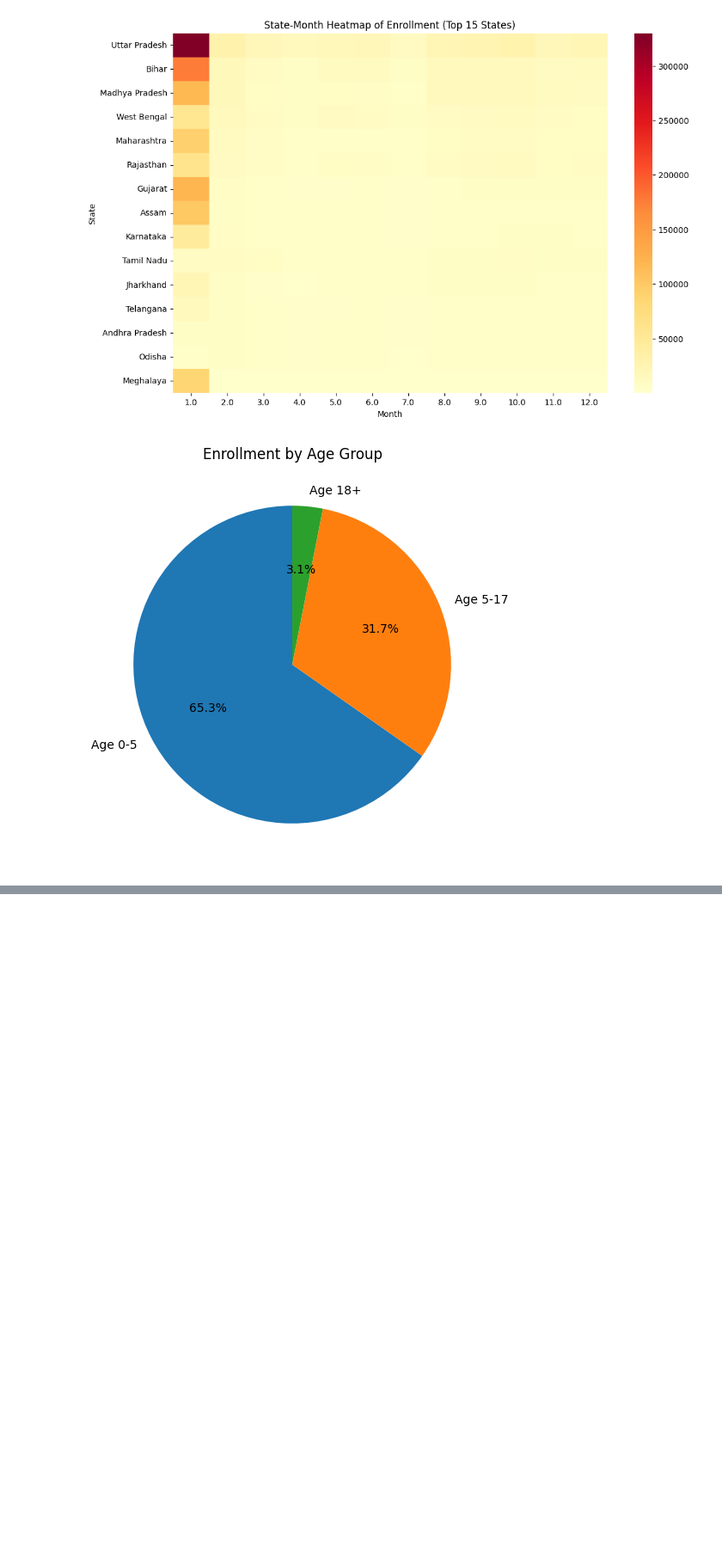
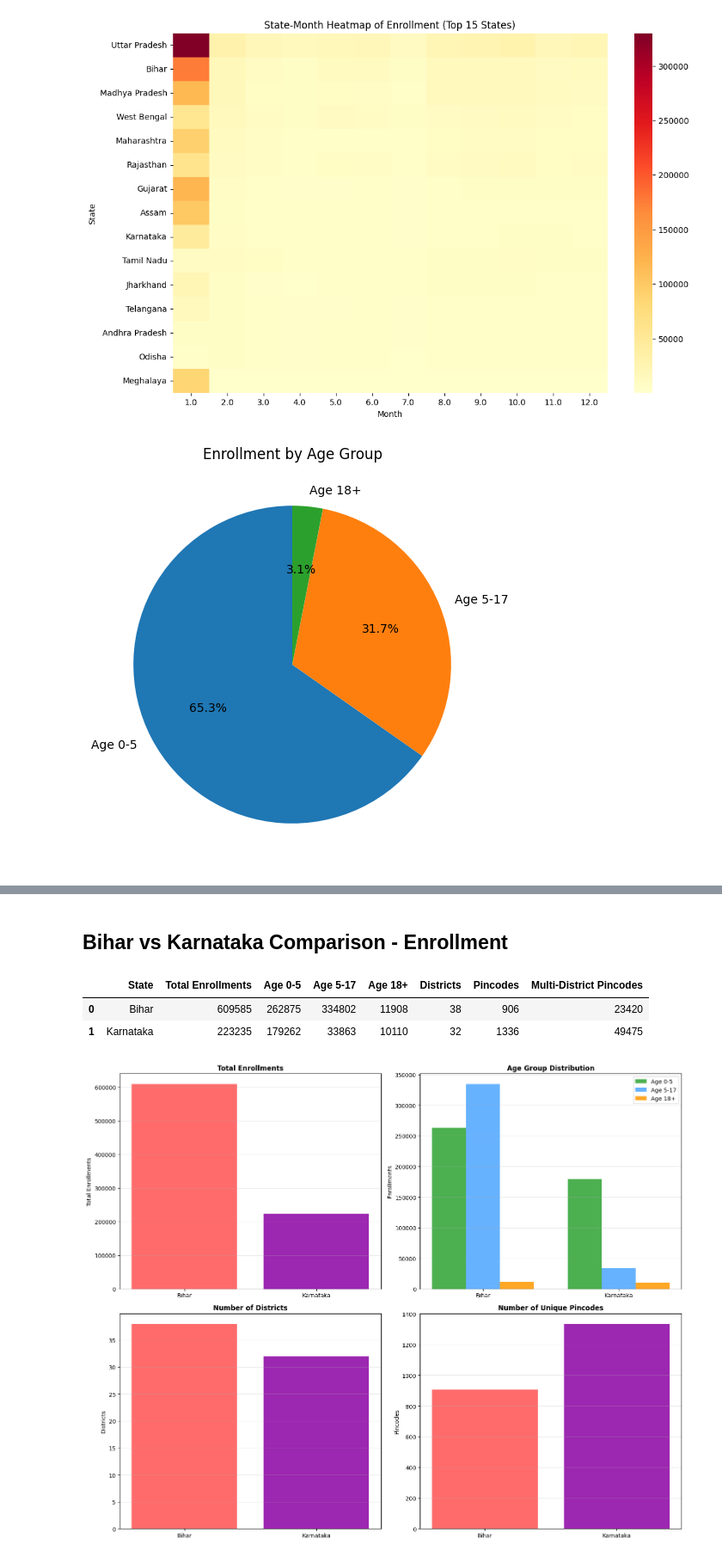
Before and after one commit to ashwin8332/UIDAI, a Jupyter notebook: api_data_aadhar_enrolment/Enrollment.ipynb, the cells around one changed output, grey strips where cells are left out. Shown at 86% size. Saved outputs shown, nothing was run; the diff lists cells and outputs as text; code cells hidden in the pictures; blank space fills up the shorter version.

```diff
--- a/api_data_aadhar_enrolment/Enrollment.ipynb
+++ b/api_data_aadhar_enrolment/Enrollment.ipynb
@@ -941,0 +1387,58 @@ plt.show()
+# %% [markdown]
+## Bihar vs Karnataka Comparison - Enrollment
+# %%
+# Create comparison dataframe
+comparison_enroll = pd.DataFrame({
+    'State': ['Bihar', 'Karnataka'],
+    'Total Enrollments': [df_bihar_cleaned['total_enroll'].sum(), df_karnataka_cleaned['total_enroll'].sum()],
+    'Age 0-5': [df_bihar_cleaned['age_0_5'].sum(), df_karnataka_cleaned['age_0_5'].sum()],
+    'Age 5-17': [df_bihar_cleaned['age_5_17'].sum(), df_karnataka_cleaned['age_5_17'].sum()],
+    'Age 18+': [df_bihar_cleaned['age_18_greater'].sum(), df_karnataka_cleaned['age_18_greater'].sum()],
+    'Districts': [df_bihar_cleaned['district_clean'].nunique(), df_karnataka_cleaned['district_clean'].nunique()],
+    'Pincodes': [df_bihar_cleaned['pincode'].nunique(), df_karnataka_cleaned['pincode'].nunique()],
+    'Multi-District Pincodes': [df_bihar_cleaned['pin_multi_district_flag'].sum(), df_karnataka_cleaned['pin_multi_district_flag'].sum()]
+})
+comparison_enroll
+# %% [output]
+|  | State | Total Enrollments | Age 0-5 | Age 5-17 | Age 18+ | Districts | Pincodes | Multi-District Pincodes |
+| 0 | Bihar | 609585 | 262875 | 334802 | 11908 | 38 | 906 | 23420 |
+| 1 | Karnataka | 223235 | 179262 | 33863 | 10110 | 32 | 1336 | 49475 |
+# %%
+# Comparison visualizations
+fig, axes = plt.subplots(2, 2, figsize=(15, 12))
+
+# 1. Total Enrollments Comparison
+axes[0, 0].bar(comparison_enroll['State'], comparison_enroll['Total Enrollments'], color=['#FF6B6B', '#9C27B0'])
+axes[0, 0].set_title('Total Enrollments', fontsize=12, fontweight='bold')
+axes[0, 0].set_ylabel('Total Enrollments')
+axes[0, 0].grid(axis='y', alpha=0.3)
+
+# 2. Age Group Comparison
+x = np.arange(len(comparison_enroll['State']))
+width = 0.25
+axes[0, 1].bar(x - width, comparison_enroll['Age 0-5'], width, label='Age 0-5', color='#4CAF50')
+axes[0, 1].bar(x, comparison_enroll['Age 5-17'], width, label='Age 5-17', color='#66B2FF')
+axes[0, 1].bar(x + width, comparison_enroll['Age 18+'], width, label='Age 18+', color='#FFA726')
+axes[0, 1].set_title('Age Group Distribution', fontsize=12, fontweight='bold')
+axes[0, 1].set_ylabel('Enrollments')
+axes[0, 1].set_xticks(x)
+axes[0, 1].set_xticklabels(comparison_enroll['State'])
+axes[0, 1].legend()
+axes[0, 1].grid(axis='y', alpha=0.3)
+
+# 3. Geographic Coverage
+axes[1, 0].bar(comparison_enroll['State'], comparison_enroll['Districts'], color=['#FF6B6B', '#9C27B0'])
+axes[1, 0].set_title('Number of Districts', fontsize=12, fontweight='bold')
+axes[1, 0].set_ylabel('Districts')
+axes[1, 0].grid(axis='y', alpha=0.3)
+
+# 4. Pincode Coverage
+axes[1, 1].bar(comparison_enroll['State'], comparison_enroll['Pincodes'], color=['#FF6B6B', '#9C27B0'])
+axes[1, 1].set_title('Number of Unique Pincodes', fontsize=12, fontweight='bold')
+axes[1, 1].set_ylabel('Pincodes')
+axes[1, 1].grid(axis='y', alpha=0.3)
+
+plt.tight_layout()
+plt.show()
+# %% [output]
+[figure, added]
```
Also changed, not shown: parts of 33 cells of this notebook.
